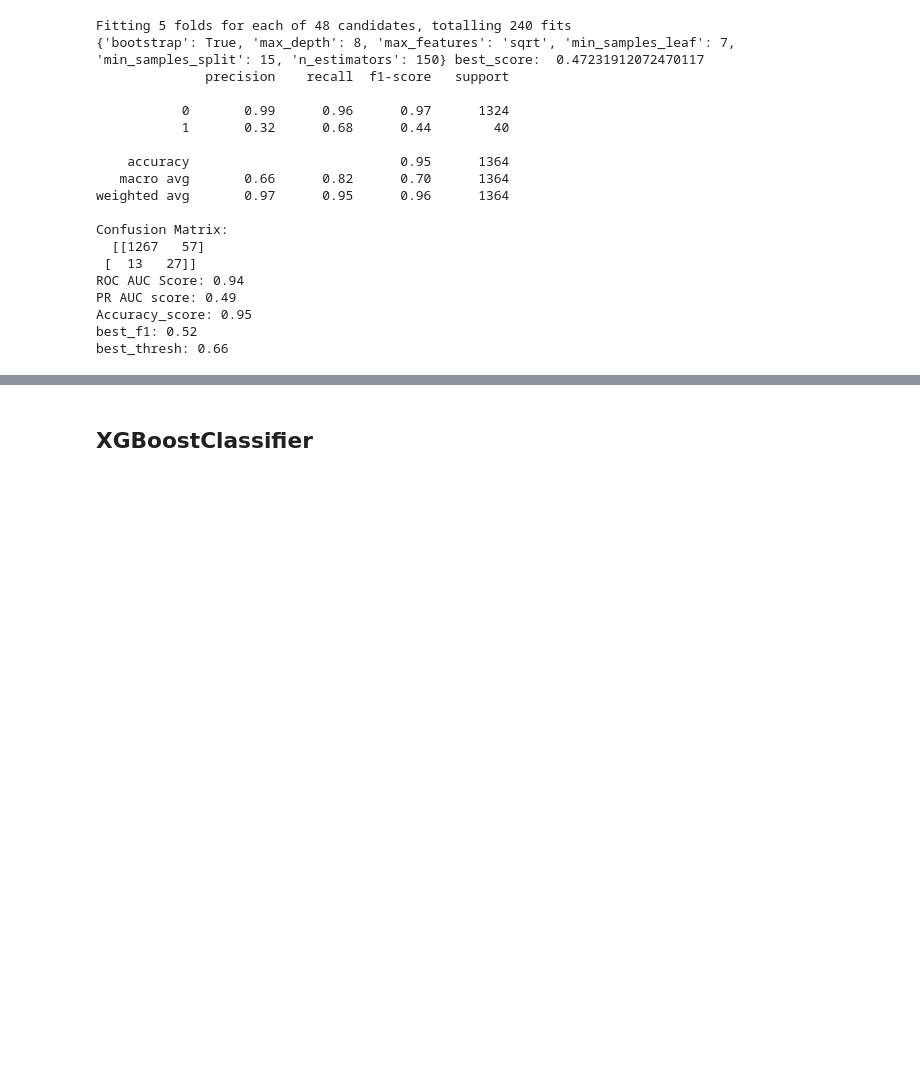
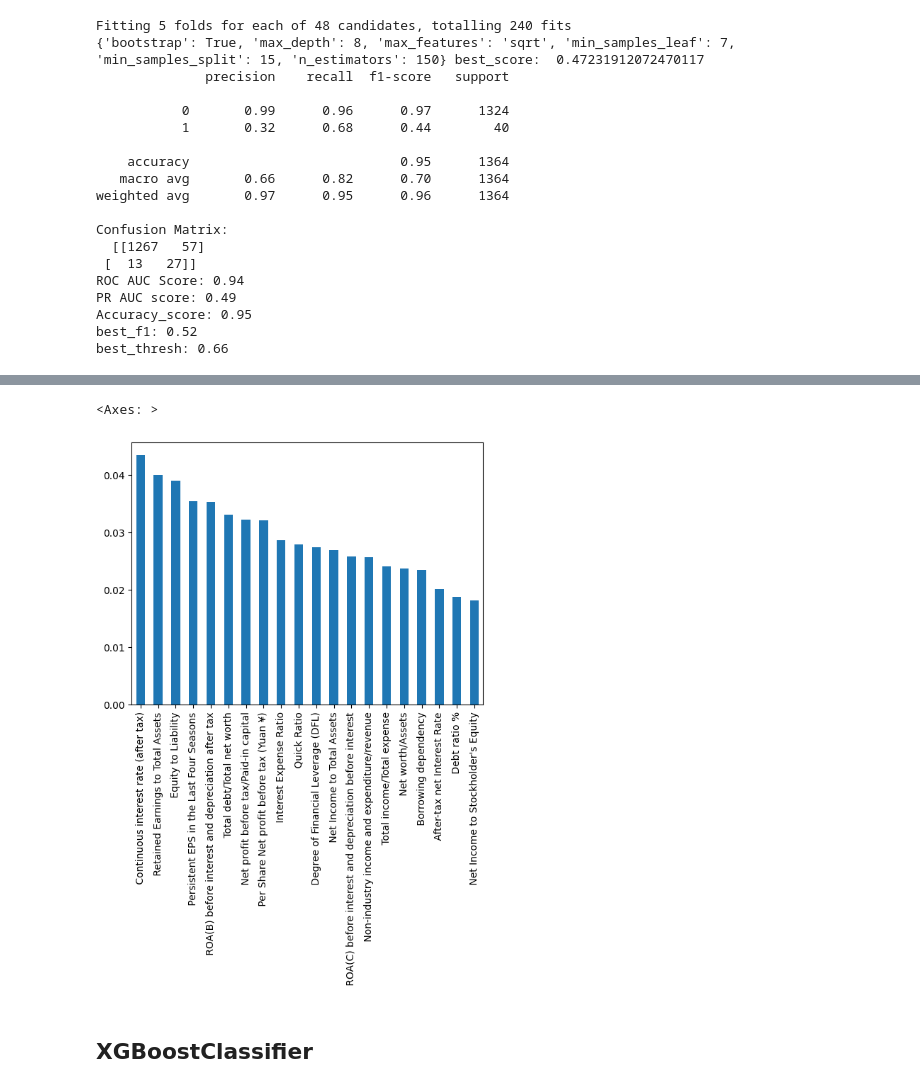
Before and after one commit to Wizardcode28/Company_Bankruptcy_Prediction, a Jupyter notebook: bankruptcy_prediction.ipynb, the cells around one changed output, grey strips where cells are left out. Saved outputs shown, nothing was run; the diff lists cells and outputs as text; code cells hidden in the pictures; blank space fills up the shorter version.

```diff
--- a/bankruptcy_prediction.ipynb
+++ b/bankruptcy_prediction.ipynb
@@ -762,5 +789,9 @@ plt.plot(top30_features)
 # %%
-plt.plot(top_features)
+# plotting top features with cumulative sum of their importance levels greater than 0.95
+top_features.plot(kind="bar")
+# %% [output]
+<Axes: >
+[figure, added]
 # %% [markdown]
 ## XGBoostClassifier
 # %% [markdown]
```
Also changed, not shown: parts of 37 cells of this notebook, 2 other files.
